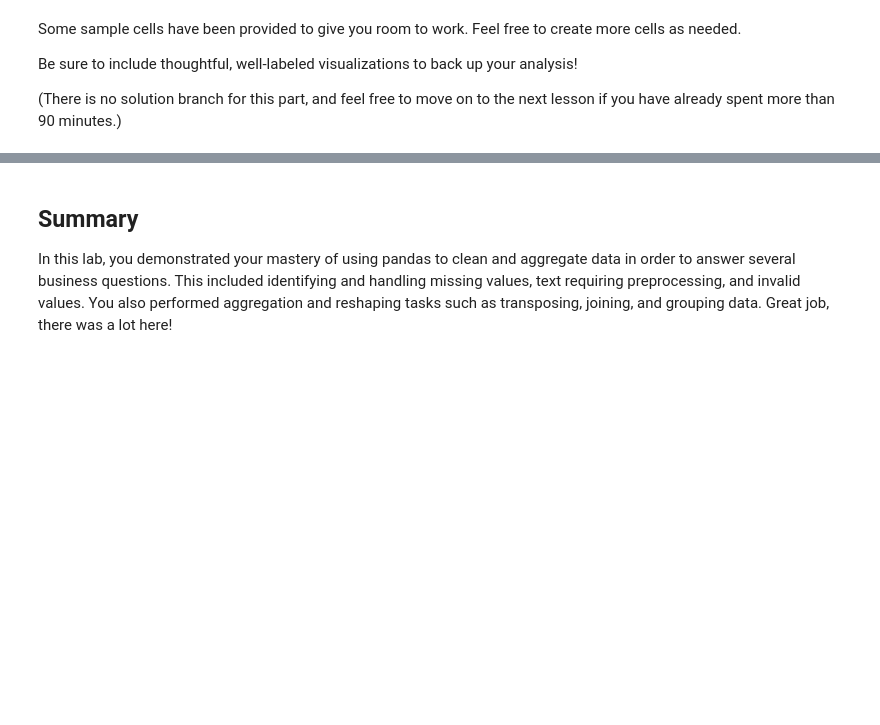
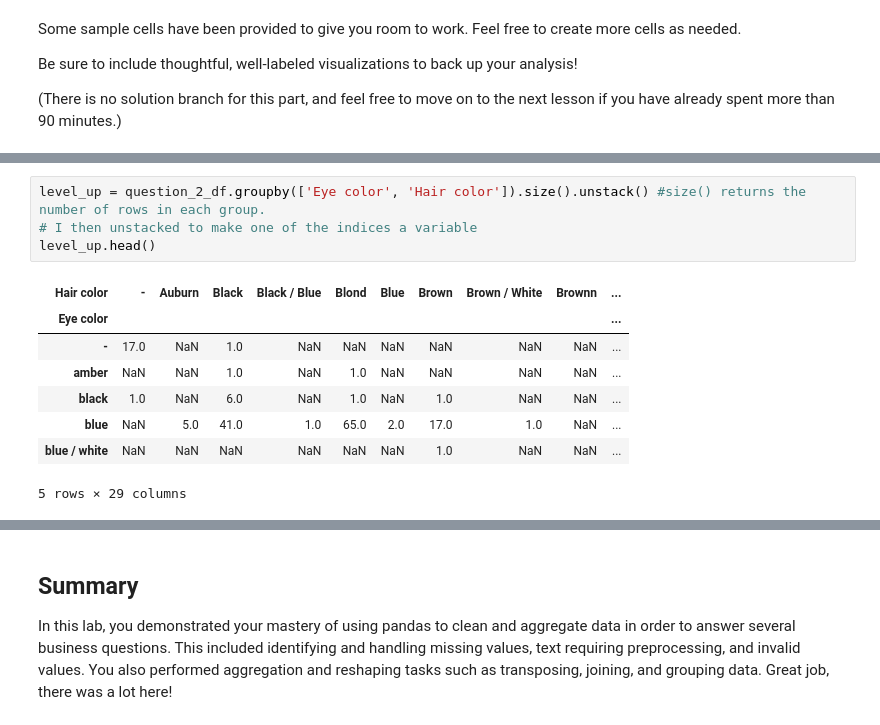
Before and after one commit to Logan-BCM/dsc-pandas-data-cleaning-lab, a Jupyter notebook: index.ipynb, the cells around one changed output, grey strips where cells are left out. Saved outputs shown, nothing was run; the diff lists cells and outputs as text; blank space fills up the shorter version.

```diff
--- a/index.ipynb
+++ b/index.ipynb
@@ -800,0 +821,13 @@ Be sure to include thoughtful, well-labeled visualizations to back up your analy
+# %%
+level_up = question_2_df.groupby(['Eye color', 'Hair color']).size().unstack() #size() returns the number of rows in each group.
+# I then unstacked to make one of the indices a variable
+level_up.head()
+# %% [output]
+| Hair color | - | Auburn | Black | Black / Blue | Blond | Blue | Brown | Brown / White | Brownn | ... |
+| Eye color |  |  |  |  |  |  |  |  |  | ... |
+| - | 17.0 | NaN | 1.0 | NaN | NaN | NaN | NaN | NaN | NaN | ... |
+| amber | NaN | NaN | 1.0 | NaN | 1.0 | NaN | NaN | NaN | NaN | ... |
+| black | 1.0 | NaN | 6.0 | NaN | 1.0 | NaN | 1.0 | NaN | NaN | ... |
+| blue | NaN | 5.0 | 41.0 | 1.0 | 65.0 | 2.0 | 17.0 | 1.0 | NaN | ... |
+| blue / white | NaN | NaN | NaN | NaN | NaN | NaN | 1.0 | NaN | NaN | ... |
+5 rows × 29 columns
```
Also changed, not shown: parts of 20 cells of this notebook.
